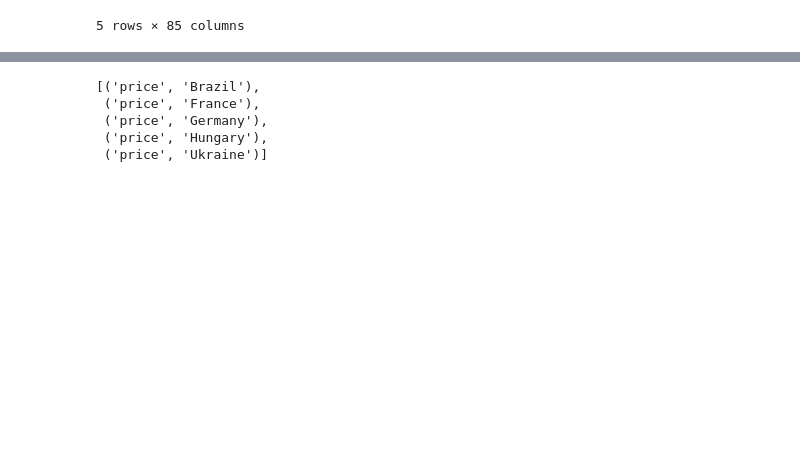
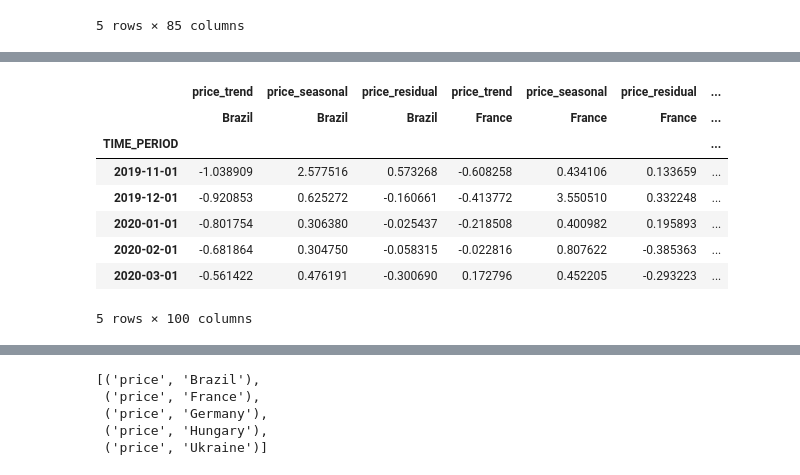
Before and after one commit to Gogonemnem/erasmus-university-rotterdam-assignments, a Jupyter notebook: code/notebooks/Gonem/model.ipynb, the cells around one changed output, grey strips where cells are left out. Cells and saved outputs as stored; diff of their text form; code cells hidden in the pictures; blank space fills up the shorter version.

```diff
--- a/code/notebooks/Gonem/model.ipynb
+++ b/code/notebooks/Gonem/model.ipynb
@@ -149,0 +137,12 @@ w.set_label_columns(label_columns)
+# %%
+w.test_df.head(5)
+# %% [output]
+|  | price_trend | price_seasonal | price_residual | price_trend | price_seasonal | price_residual | ... |
+|  | Brazil | Brazil | Brazil | France | France | France | ... |
+| TIME_PERIOD |  |  |  |  |  |  | ... |
+| 2019-11-01 | -1.038909 | 2.577516 | 0.573268 | -0.608258 | 0.434106 | 0.133659 | ... |
+| 2019-12-01 | -0.920853 | 0.625272 | -0.160661 | -0.413772 | 3.550510 | 0.332248 | ... |
+| 2020-01-01 | -0.801754 | 0.306380 | -0.025437 | -0.218508 | 0.400982 | 0.195893 | ... |
+| 2020-02-01 | -0.681864 | 0.304750 | -0.058315 | -0.022816 | 0.807622 | -0.385363 | ... |
+| 2020-03-01 | -0.561422 | 0.476191 | -0.300690 | 0.172796 | 0.452205 | -0.293223 | ... |
+5 rows × 100 columns
```
Also changed, not shown: parts of 15 cells of this notebook, 4 other files.
